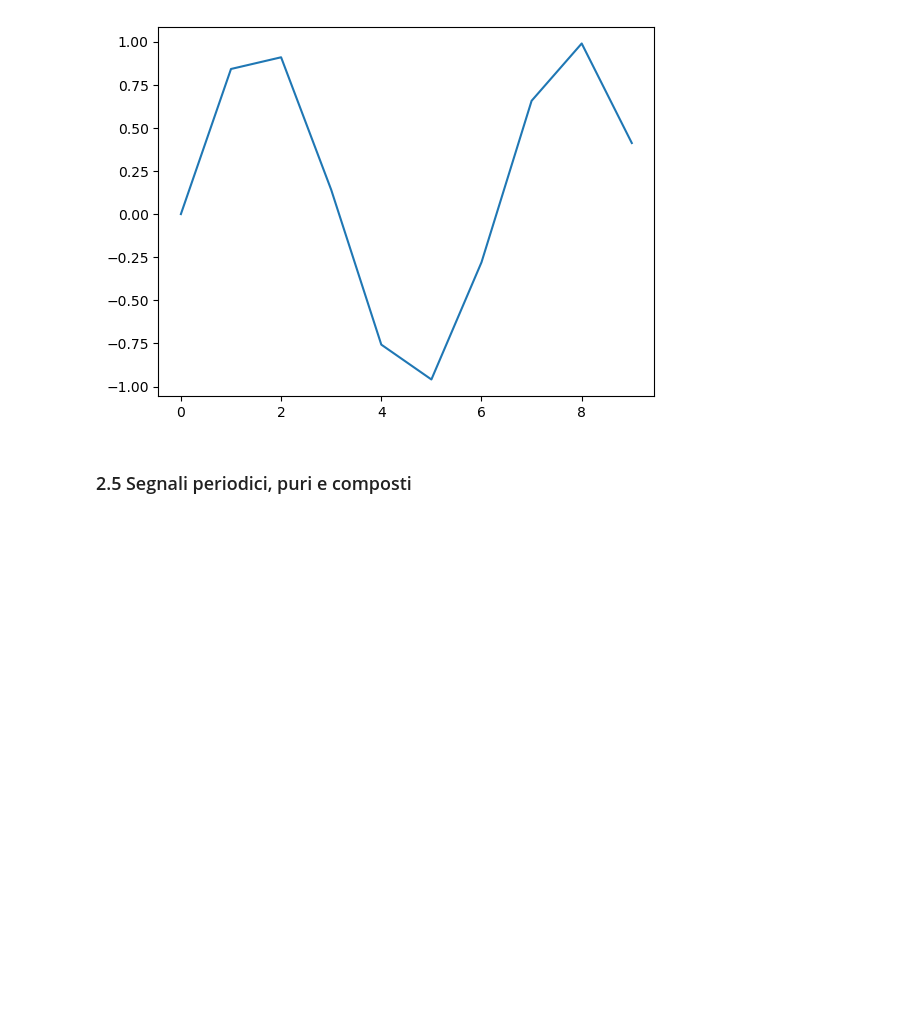
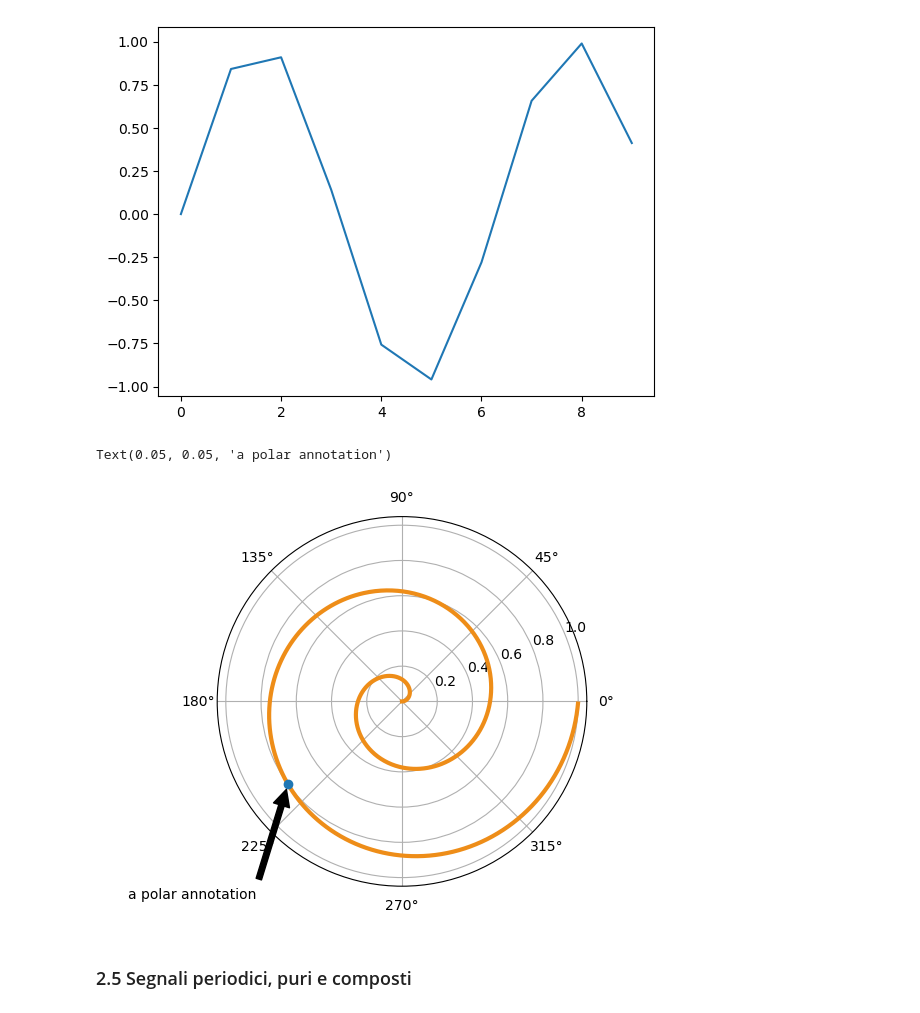
Before and after one commit to andreaagostini-teaching/cs1-dispense, a Jupyter notebook: notebooks/capitolo_2.ipynb, the cells around one changed output. Drawn from its saved outputs; the diff is of its cells as text; code cells hidden in the pictures; blank space fills up the shorter version.

```diff
--- a/notebooks/capitolo_2.ipynb
+++ b/notebooks/capitolo_2.ipynb
@@ -62,6 +62,26 @@ plt.plot(sine(10))
 # %% [output]
 [<matplotlib.lines.Line2D at 0x...>]
 [figure]
+# %%
+fig = plt.figure()
+ax = fig.add_subplot(projection='polar')
+r = np.arange(0, 1, 0.001)
+theta = 2 * 2*np.pi * r
+line, = ax.plot(theta, r, color='#ee8d18', lw=3)
+
+ind = 800
+thisr, thistheta = r[ind], theta[ind]
+ax.plot([thistheta], [thisr], 'o')
+ax.annotate('a polar annotation',
+            xy=(thistheta, thisr),  # theta, radius
+            xytext=(0.05, 0.05),    # fraction, fraction
+            textcoords='figure fraction',
+            arrowprops=dict(facecolor='black', shrink=0.05),
+            horizontalalignment='left',
+            verticalalignment='bottom')
+# %% [output]
+Text(0.05, 0.05, 'a polar annotation')
+[figure, added]
 # %% [markdown]
 ### 2.5 Segnali periodici, puri e composti
 # %%
```
Also changed, not shown: 5 other files.
